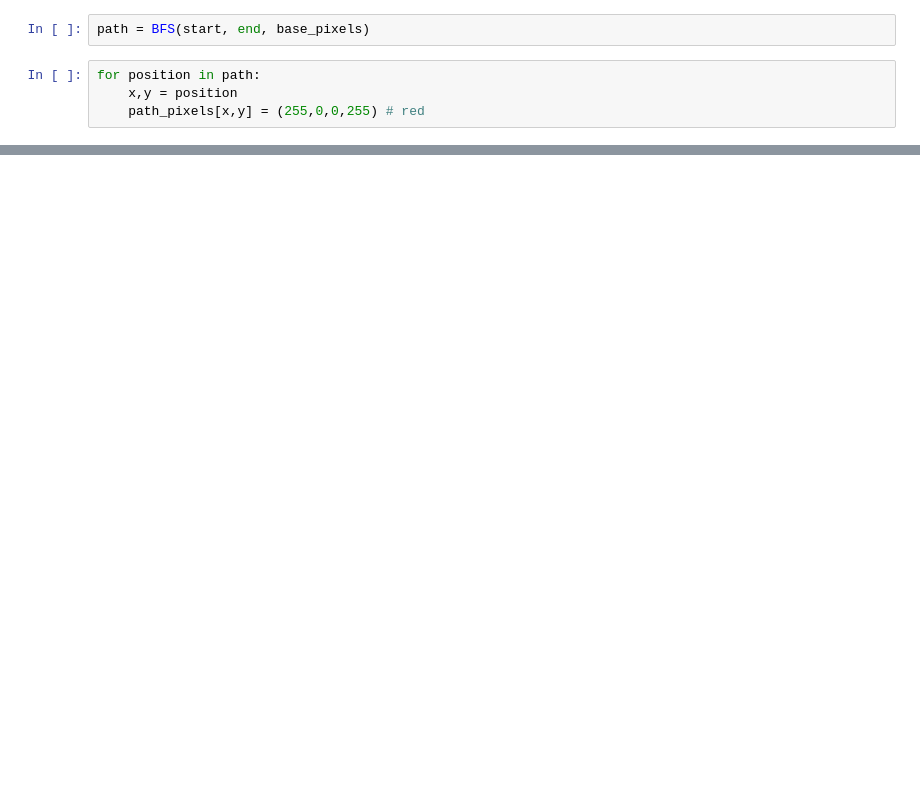
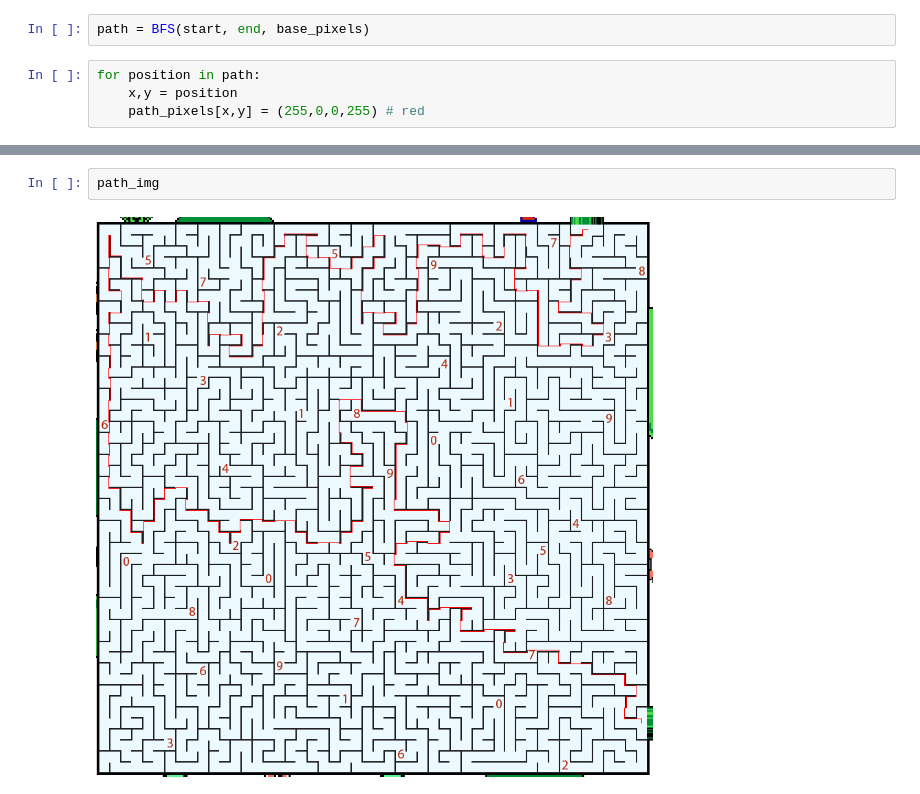
Before and after one commit to gboye/Divers, a Jupyter notebook: MazeSolver.ipynb, the cells around one changed output, grey strips where cells are left out. Saved outputs shown, nothing was run; the diff lists cells and outputs as text; blank space fills up the shorter version.

```diff
--- a/MazeSolver.ipynb
+++ b/MazeSolver.ipynb
@@ -83,0 +86,4 @@ IOError: [Errno 2] No such file or directory: '/Users/gilles/Desktop/Laby-solved
+# %%
+path_img
+# %% [output]
+[figure, added]
```
Also changed, not shown: parts of 4 cells of this notebook.
